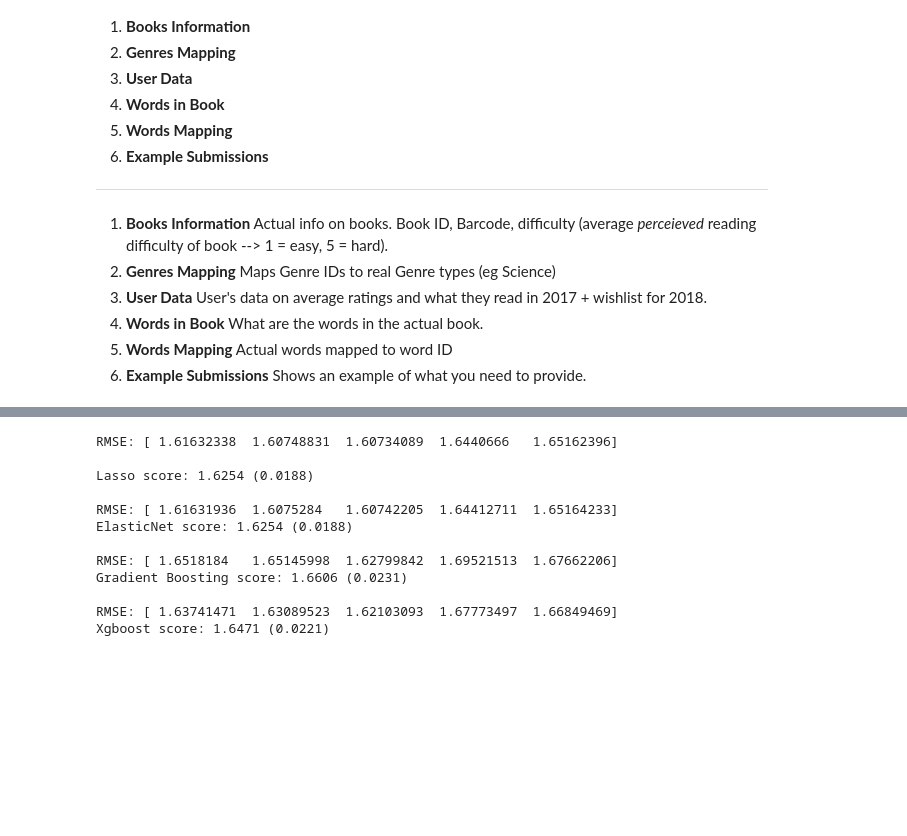
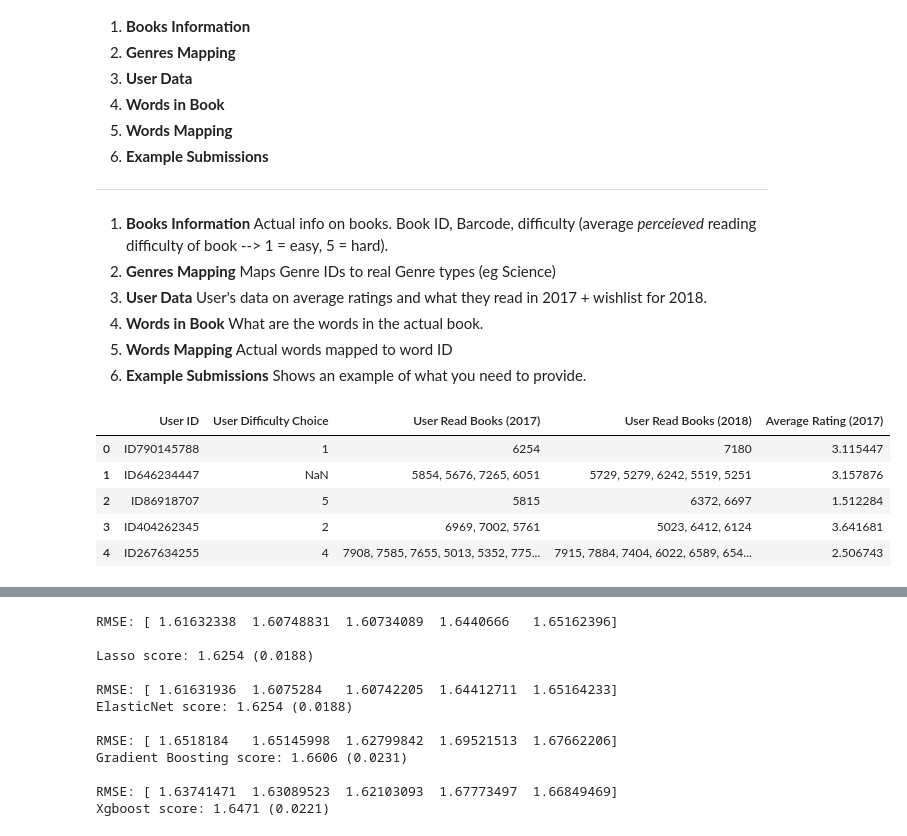
Before and after one commit to peterzzshi/UNSW-DataThon-2018, a Jupyter notebook: UNSW-DataThon-2018.ipynb, the cells around one changed output, grey strips where cells are left out. Saved outputs shown, nothing was run; the diff lists cells and outputs as text; code cells hidden in the pictures; blank space fills up the shorter version.

```diff
--- a/UNSW-DataThon-2018.ipynb
+++ b/UNSW-DataThon-2018.ipynb
@@ -53,3 +53,12 @@ from sklearn.ensemble import BaggingRegressor, RandomForestRegressor
 ## loading data
 Books_Information = pd.read_csv('Books information.csv')
 User_Data = pd.read_csv('User Data.csv').replace("Not specified", np.nan)
+# %%
+User_Data.head()
+# %% [output]
+|  | User ID | User Difficulty Choice | User Read Books (2017) | User Read Books (2018) | Average Rating (2017) |
+| 0 | ID790145788 | 1 | 6254 | 7180 | 3.115447 |
+| 1 | ID646234447 | NaN | 5854, 5676, 7265, 6051 | 5729, 5279, 6242, 5519, 5251 | 3.157876 |
+| 2 | ID86918707 | 5 | 5815 | 6372, 6697 | 1.512284 |
+| 3 | ID404262345 | 2 | 6969, 7002, 5761 | 5023, 6412, 6124 | 3.641681 |
+| 4 | ID267634255 | 4 | 7908, 7585, 7655, 5013, 5352, 775... | 7915, 7884, 7404, 6022, 6589, 654... | 2.506743 |
```
Also changed, not shown: parts of 8 cells of this notebook.
